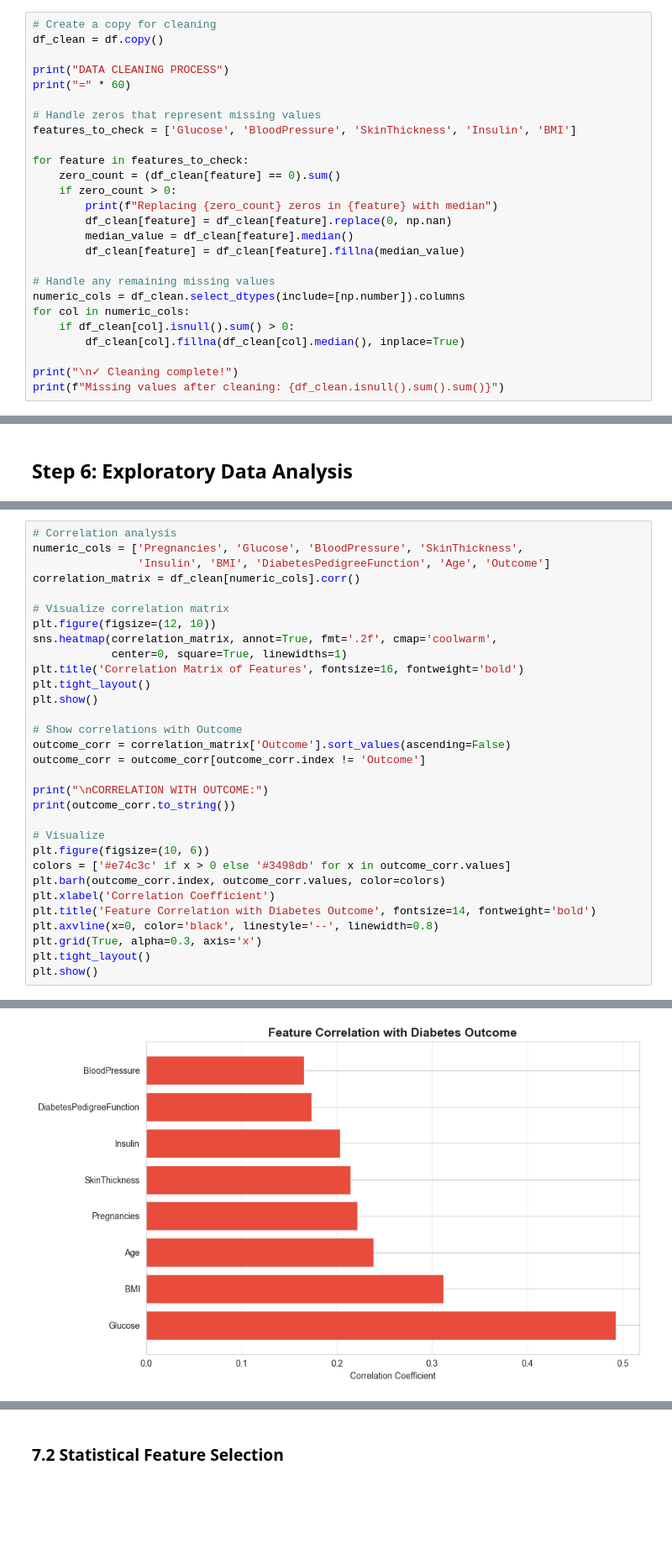
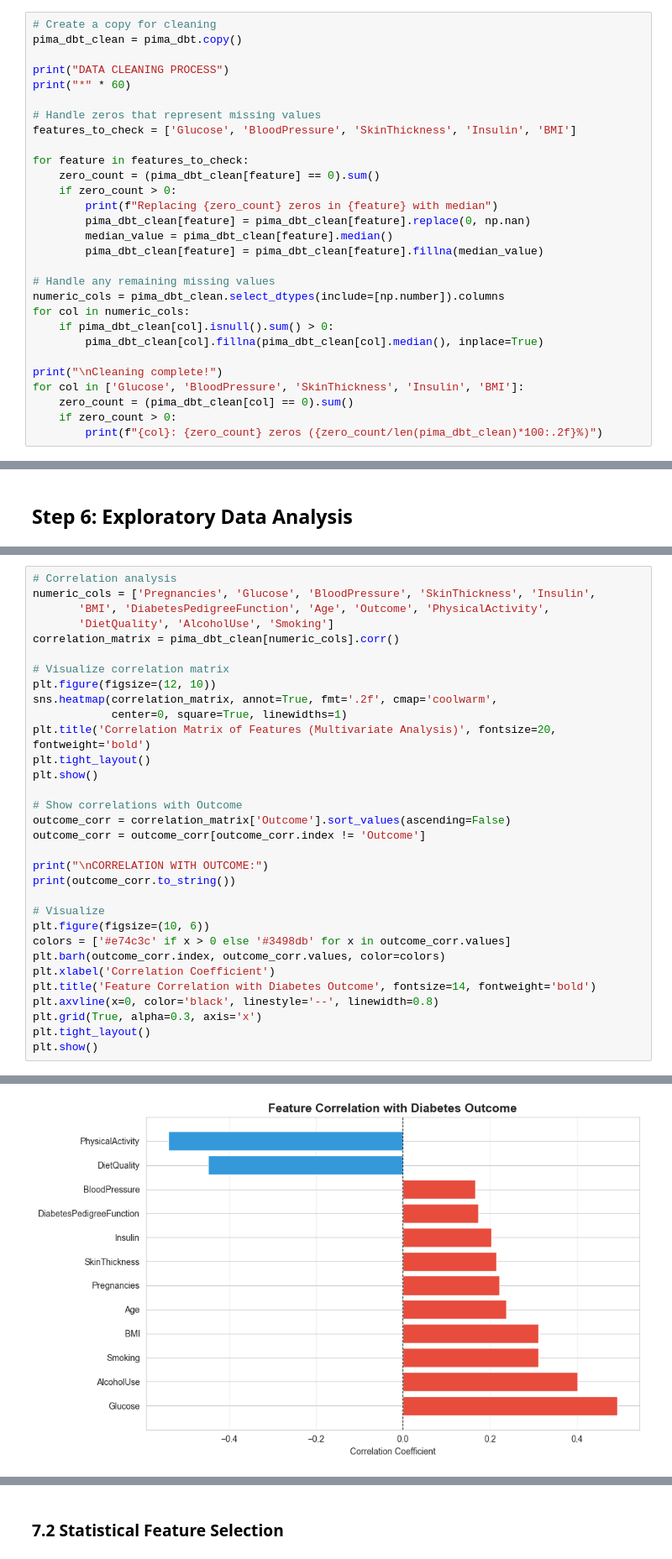
Before and after one commit to LorraineA8/DS-Research-The-Ravens, a Jupyter notebook: diabetes_cdss_project/notebooks/1_data_understanding_and_cleaning.ipynb, the cells around one changed output, grey strips where cells are left out. Shown at 84% size. Saved outputs shown, nothing was run; the diff lists cells and outputs as text; blank space fills up the shorter version.

```diff
--- a/diabetes_cdss_project/notebooks/1_data_understanding_and_cleaning.ipynb
+++ b/diabetes_cdss_project/notebooks/1_data_understanding_and_cleaning.ipynb
@@ -171,28 +228,31 @@ BMI: 11 zeros (1.43%)
 # %%
 # Create a copy for cleaning
-df_clean = df.copy()
+pima_dbt_clean = pima_dbt.copy()
 
 print("DATA CLEANING PROCESS")
-print("=" * 60)
+print("*" * 60)
 
 # Handle zeros that represent missing values
 features_to_check = ['Glucose', 'BloodPressure', 'SkinThickness', 'Insulin', 'BMI']
 
 for feature in features_to_check:
-    zero_count = (df_clean[feature] == 0).sum()
+    zero_count = (pima_dbt_clean[feature] == 0).sum()
     if zero_count > 0:
         print(f"Replacing {zero_count} zeros in {feature} with median")
-        df_clean[feature] = df_clean[feature].replace(0, np.nan)
-        median_value = df_clean[feature].median()
-        df_clean[feature] = df_clean[feature].fillna(median_value)
+        pima_dbt_clean[feature] = pima_dbt_clean[feature].replace(0, np.nan)
+        median_value = pima_dbt_clean[feature].median()
+        pima_dbt_clean[feature] = pima_dbt_clean[feature].fillna(median_value)
 
 # Handle any remaining missing values
-numeric_cols = df_clean.select_dtypes(include=[np.number]).columns
+numeric_cols = pima_dbt_clean.select_dtypes(include=[np.number]).columns
 for col in numeric_cols:
-    if df_clean[col].isnull().sum() > 0:
-        df_clean[col].fillna(df_clean[col].median(), inplace=True)
+    if pima_dbt_clean[col].isnull().sum() > 0:
+        pima_dbt_clean[col].fillna(pima_dbt_clean[col].median(), inplace=True)
 
-print("\n✓ Cleaning complete!")
-print(f"Missing values after cleaning: {df_clean.isnull().sum().sum()}")
+print("\nCleaning complete!")
+for col in ['Glucose', 'BloodPressure', 'SkinThickness', 'Insulin', 'BMI']:
+    zero_count = (pima_dbt_clean[col] == 0).sum()
+    if zero_count > 0:
+        print(f"{col}: {zero_count} zeros ({zero_count/len(pima_dbt_clean)*100:.2f}%)")
 # %% [output]
 DATA CLEANING PROCESS
@@ -327,14 +446,15 @@ Diabetes (1): 268 (34.90%)
 # %%
 # Correlation analysis
-numeric_cols = ['Pregnancies', 'Glucose', 'BloodPressure', 'SkinThickness',
-                'Insulin', 'BMI', 'DiabetesPedigreeFunction', 'Age', 'Outcome']
-correlation_matrix = df_clean[numeric_cols].corr()
+numeric_cols = ['Pregnancies', 'Glucose', 'BloodPressure', 'SkinThickness', 'Insulin',
+       'BMI', 'DiabetesPedigreeFunction', 'Age', 'Outcome', 'PhysicalActivity',
+       'DietQuality', 'AlcoholUse', 'Smoking']
+correlation_matrix = pima_dbt_clean[numeric_cols].corr()
 
 # Visualize correlation matrix
 plt.figure(figsize=(12, 10))
 sns.heatmap(correlation_matrix, annot=True, fmt='.2f', cmap='coolwarm',
             center=0, square=True, linewidths=1)
-plt.title('Correlation Matrix of Features', fontsize=16, fontweight='bold')
+plt.title('Correlation Matrix of Features (Multivariate Analysis)', fontsize=20, fontweight='bold')
 plt.tight_layout()
 plt.show()
 
@@ -369 +493 @@ BloodPressure               0.165723
-[figure, old version]
+[figure, new version]
```
Also changed, not shown: parts of 32 cells of this notebook, 10 other files.
